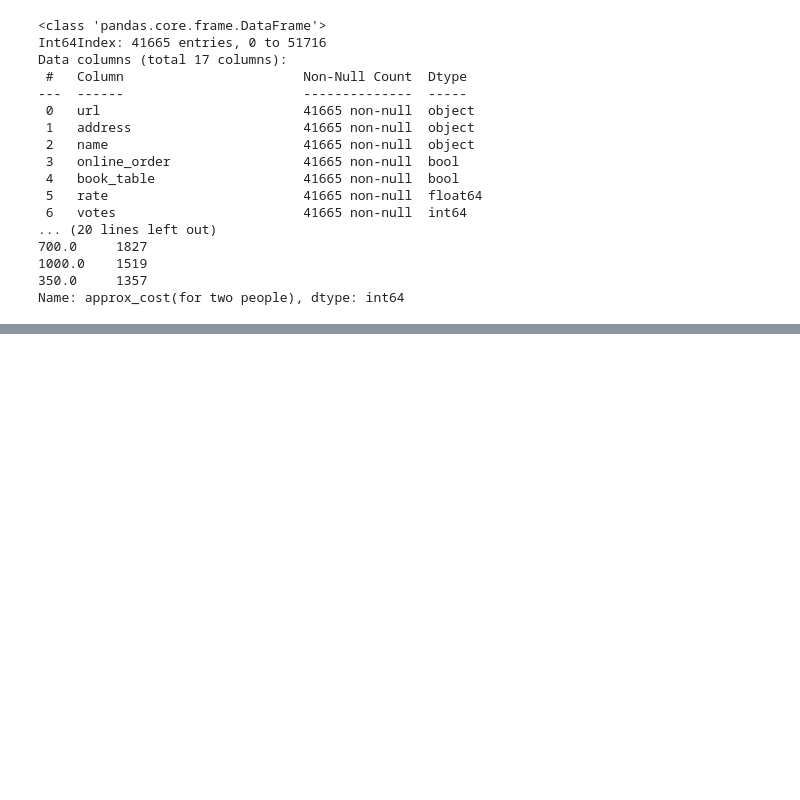
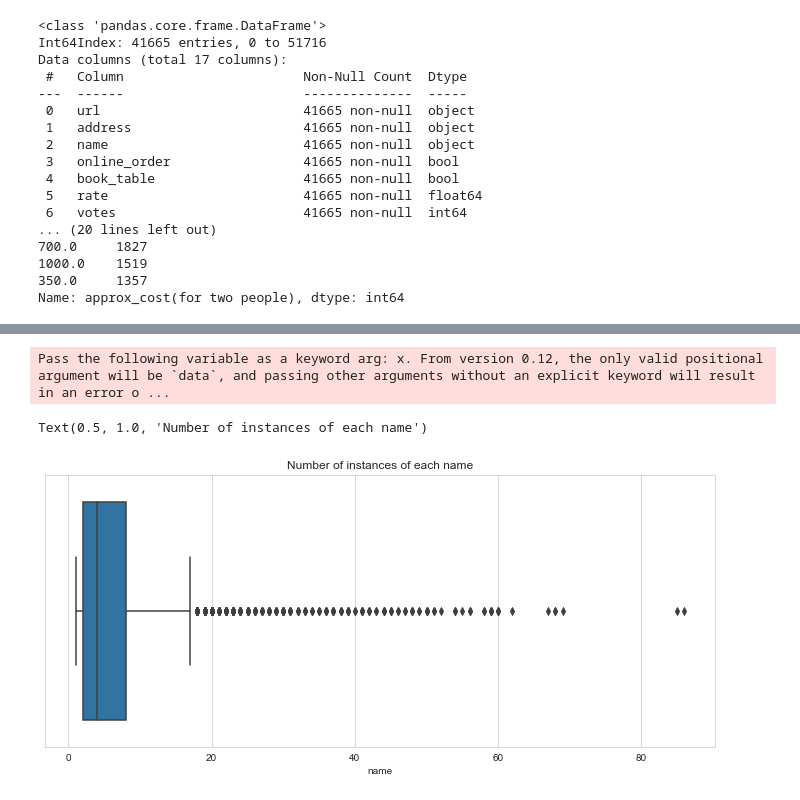
Before and after one commit to lcroash/zomato, a Jupyter notebook: Zomato_Restaurant_Analysis.ipynb, the cells around one changed output, grey strips where cells are left out. Saved outputs shown, nothing was run; the diff lists cells and outputs as text; code cells hidden in the pictures; blank space fills up the shorter version.

```diff
--- a/Zomato_Restaurant_Analysis.ipynb
+++ b/Zomato_Restaurant_Analysis.ipynb
@@ -675,0 +653,2 @@ max                NaN
+# %%
+df['url'] = df['url'].factorize()[0]
@@ -675,0 +700,2 @@ max                NaN
+# %%
+df.drop(['address'], axis = "columns", inplace = True)
@@ -675,0 +737,7 @@ max                NaN
+# %%
+sns.boxplot(df['name'].value_counts())
+plt.title("Number of instances of each name")
+# %% [output]
+Pass the following variable as a keyword arg: x. From version 0.12, the only valid positional argument will be `data`, and passing other arguments without an explicit keyword will result in an error o ...
+Text(0.5, 1.0, 'Number of instances of each name')
+[figure, added]
```
Also changed, not shown: parts of 24 cells of this notebook.
